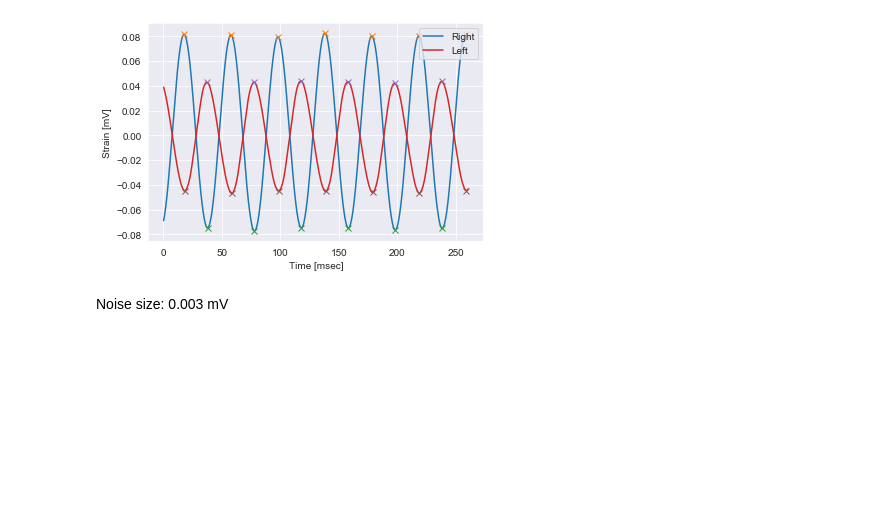
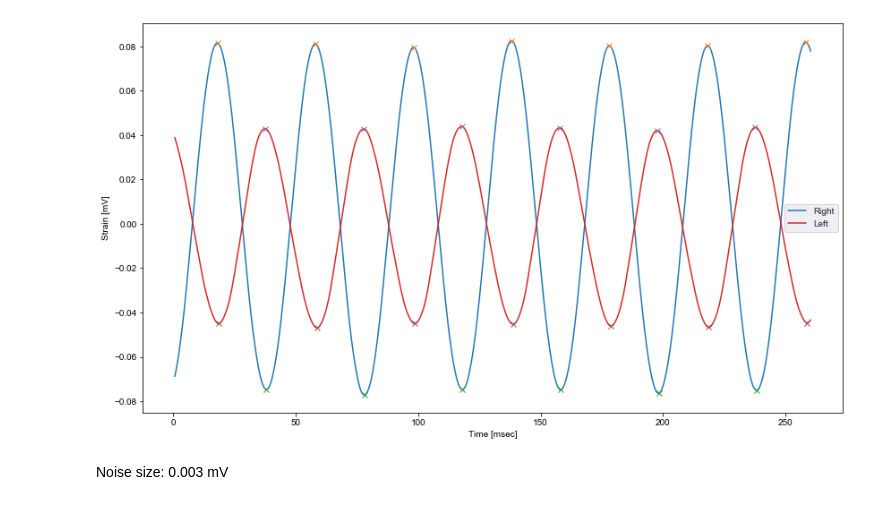
Before and after one commit to imishani/Experiments_and_Tests_Lab, a Jupyter notebook: Lab_D/LabD.ipynb, the cells around one changed output. Drawn from its saved outputs; the diff is of its cells as text; code cells hidden in the pictures; blank space fills up the shorter version.

```diff
--- a/Lab_D/LabD.ipynb
+++ b/Lab_D/LabD.ipynb
@@ -5,7 +5,7 @@ from matplotlib import pyplot as plt
 import seaborn as sns
 from scipy.signal import find_peaks
 # %%
-def calc(filename, plot=True):
+def calc(filename, test, plot=True):
     df = pd.read_excel(filename, nrows=1400)
     df = df[101:].reset_index()
     df['Time'] = df.Time.apply(lambda x: x*1000)
@@ -18,6 +18,7 @@ def calc(filename, plot=True):
     max_val_l = df.iloc[max_ind_l].reset_index()
     min_val_l = df.iloc[min_ind_l].reset_index()
     if plot:
+        fig, ax = plt.subplots(figsize=(14, 8))
         sns.set_style('darkgrid')
         plt.plot(df.Time, df.right, label='Right')
         plt.plot(max_val_r.Time, max_val_r.right, 'x')
@@ -27,8 +28,8 @@ def calc(filename, plot=True):
         plt.plot(min_val_l.Time, min_val_l.left, 'x')
         plt.xlabel('Time [msec]')
         plt.ylabel('Strain [mV]')
-        plt.legend(loc="upper right")
-        plt.savefig('try.png')
+        plt.legend(loc="right")
+        plt.savefig('data/{}.png'.format(test))
         plt.show()
     plt.close('all')
     dic = {}
@@ -59,9 +60,9 @@ def calc(filename, plot=True):
     dic.update({'time_diff_mean':time_diff_mean, 'time_diff_std':time_diff_std, 'freq':freq, 'phase_diff':phase_diff})
     return dic
 # %%
-dic_first = calc('data/first_1.xlsx')
+dic_first = calc('data/first_1.xlsx', test='first')
 # %% [output]
-[figure, old version]
+[figure, new version]
 # %%
 from IPython.display import Markdown as md
 
```
Also changed, not shown: parts of 6 cells of this notebook, 4 other files.
